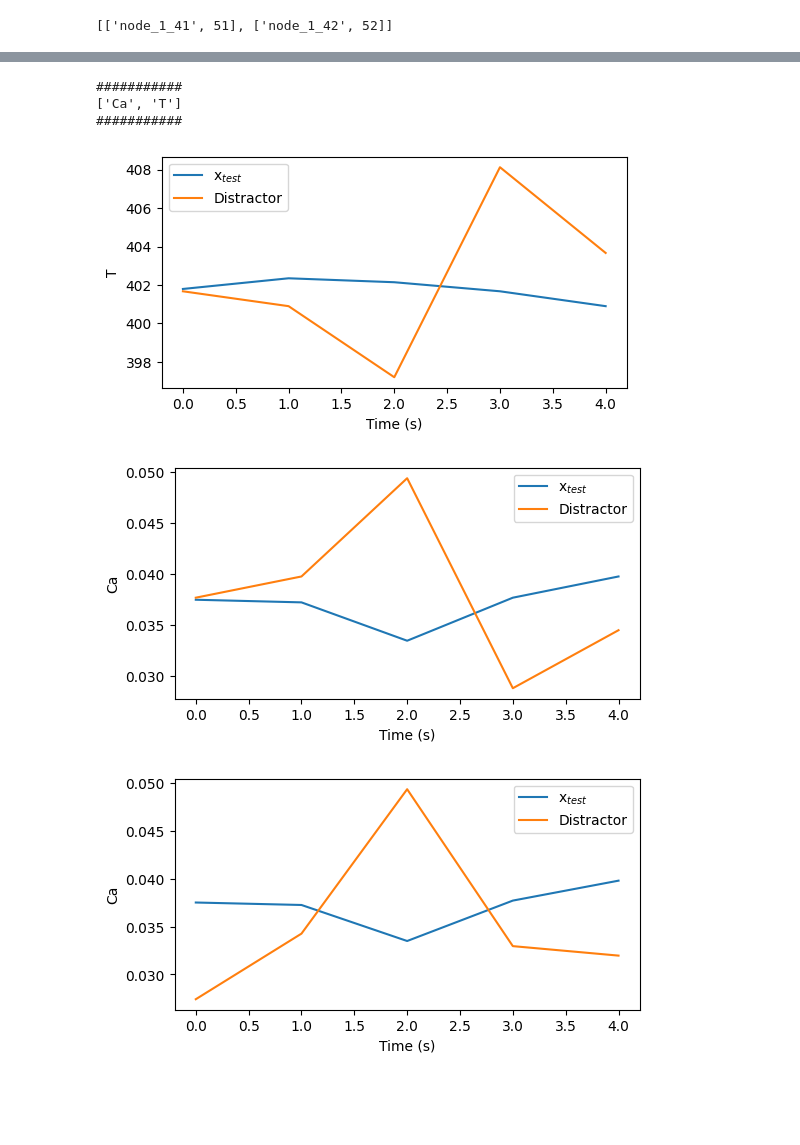
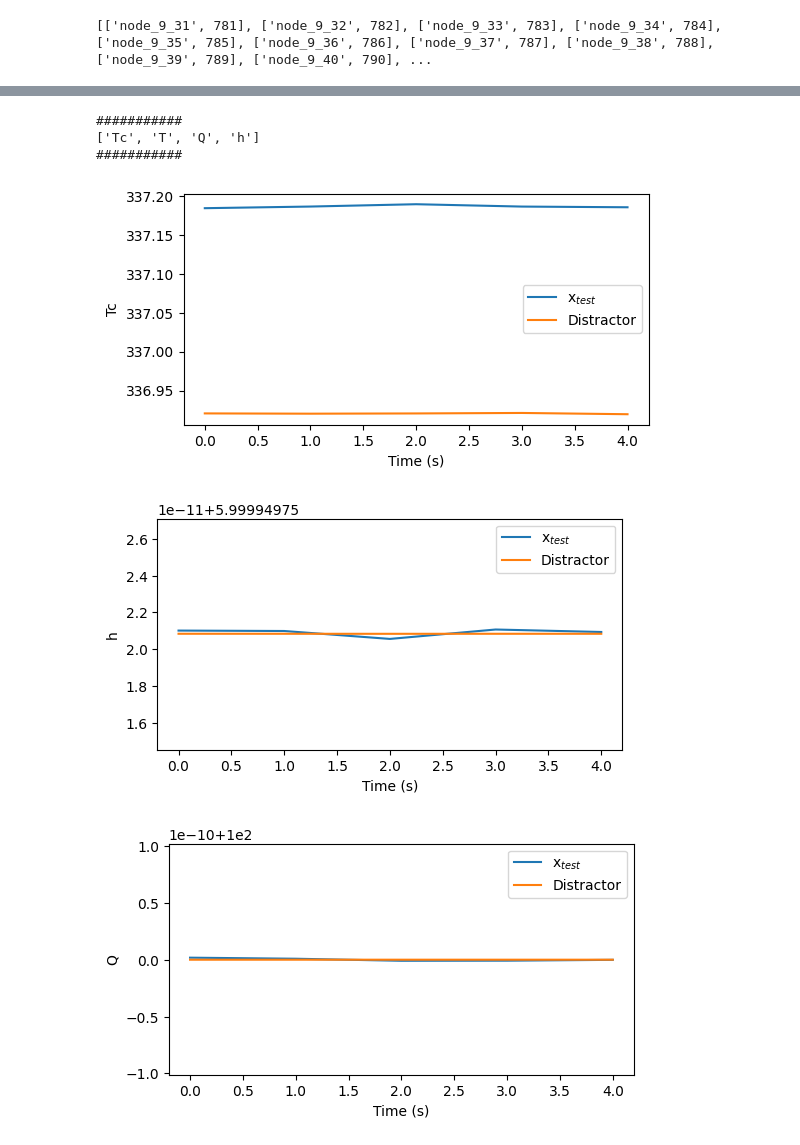
Before and after one commit to peaclab/CoMTE, a Jupyter notebook: cstr_usage.ipynb, the cells around one changed output, grey strips where cells are left out. Saved outputs shown, nothing was run; the diff lists cells and outputs as text; code cells hidden in the pictures; blank space fills up the shorter version.

```diff
--- a/cstr_usage.ipynb
+++ b/cstr_usage.ipynb
@@ -22,5 +23,5 @@ mpl_logger.setLevel(logging.WARNING)
 DATASET_NAME = 'cstr'
 # %%
 timeseries, labels, test_timeseries, test_labels = \
-        data_loading.get_dataset(DATASET_NAME, binary=False, window_size=5, noise_scale=0.2, use_classes=list(range(0,10)))
+        data_loading.get_dataset(DATASET_NAME, binary=False, window_size=5, noise_scale=0.001, use_classes=list(range(0,10)))
 # %%
@@ -125,7 +162,7 @@ Name: label, Length: 1035, dtype: int64
 ### TEST CASE 1
 ### True: 2 All clear, Predicted: 3 Not clear
 
-true_select = 1 #UPDATE HERE FOR OTHER CLASSES
+true_select = 9 #UPDATE HERE FOR OTHER CLASSES
 pred_select = 0 #UPDATE HERE FOR OTHER CLASSES
 # print(test_labels['label'].values)
 # print(preds)
@@ -137,9 +174,9 @@ for idx, (true, pred, node_id) in enumerate(zip(test_labels['label'].values, pre
         indices_test.append([node_id,idx])
 print(indices_test)
 # %% [output]
-[['node_1_41', 51], ['node_1_42', 52]]
+[['node_9_31', 781], ['node_9_32', 782], ['node_9_33', 783], ['node_9_34', 784], ['node_9_35', 785], ['node_9_36', 786], ['node_9_37', 787], ['node_9_38', 788], ['node_9_39', 789], ['node_9_40', 790], ...
 # %%
-x_test = test_timeseries.loc[['node_1_41'], :, :]
+x_test = test_timeseries.loc[['node_9_53'], :, :]
 explanation = comte.explain(x_test,to_maximize=true_select,savefig=False)
 print('###########')
 print(explanation)
@@ -168,6 +202,6 @@ print('###########')
 ###########
-['Ca', 'T']
+['Tc', 'T', 'Q', 'h']
 ###########
-[figure, old version]
+[figure, new version]
-[figure, old version]
+[figure, new version]
-[figure, old version]
+[figure, new version]
```
Also changed, not shown: parts of 9 cells of this notebook.
